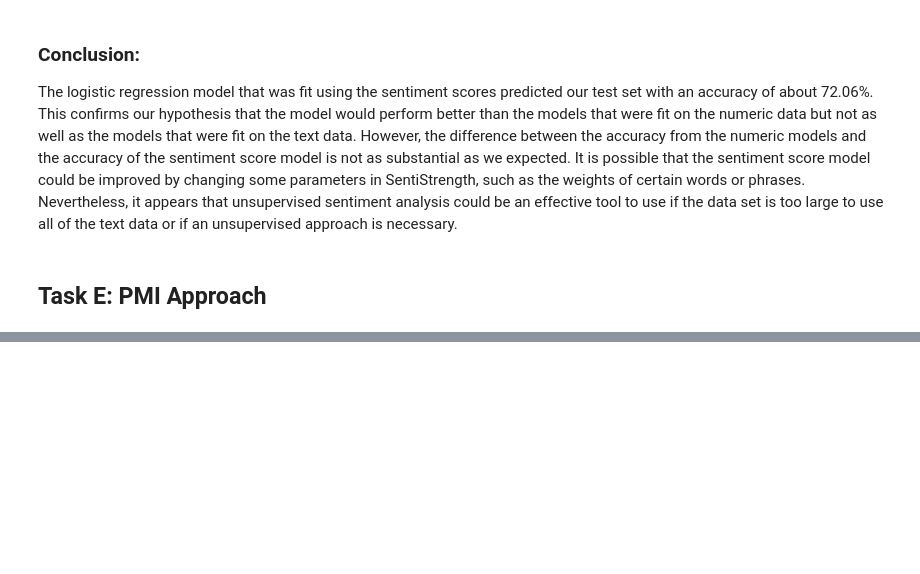
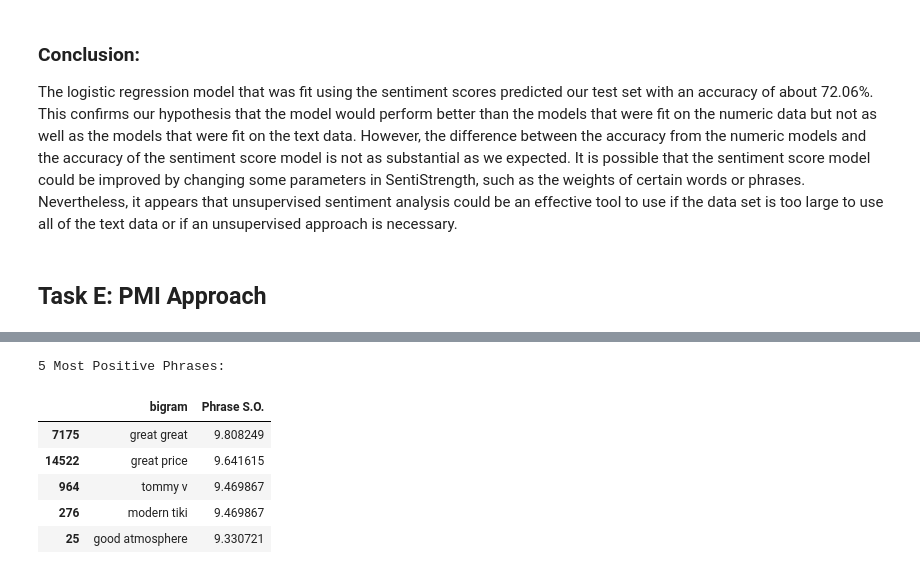
Before and after one commit to brbeckelman/MSBA-Class, a Jupyter notebook: Assignment2/Assignment2.ipynb, the cells around one changed output, grey strips where cells are left out. Drawn from its saved outputs; the diff is of its cells as text; code cells hidden in the pictures; blank space fills up the shorter version.

```diff
--- a/Assignment2/Assignment2.ipynb
+++ b/Assignment2/Assignment2.ipynb
@@ -437,0 +427,9 @@ san francisco 10.4990287085
+# %%
+#Map number of positive & negative references back to table with unique line for each review + POS
+#Adjustment of .01 to avoid dividing by zero
+yelp_pmi_pos['POS_Positive'] = yelp_pmi_pos['bigram'].map(POS_match['positive words']) + .01
+yelp_pmi_pos['POS_Negative'] = yelp_pmi_pos['bigram'].map(POS_match['negative words']) + .01
+
+#Calculate Semantic Orientation of each phrase
+yelp_pmi_pos['Phrase S.O.'] = \
+np.log2((yelp_pmi_pos['POS_Positive'].astype('float64') * total_neg)/(yelp_pmi_pos['POS_Negative'].astype('float64') * total_pos))
@@ -437,0 +451,11 @@ san francisco 10.4990287085
+# %%
+print "5 Most Positive Phrases:"
+yelp_pmi_pos[['bigram','Phrase S.O.']].sort(['Phrase S.O.'], ascending=0).drop_duplicates().head(5)
+# %% [output]
+5 Most Positive Phrases:
+|  | bigram | Phrase S.O. |
+| 7175 | great great | 9.808249 |
+| 14522 | great price | 9.641615 |
+| 964 | tommy v | 9.469867 |
+| 276 | modern tiki | 9.469867 |
+| 25 | good atmosphere | 9.330721 |
```
Also changed, not shown: parts of 18 cells of this notebook.
